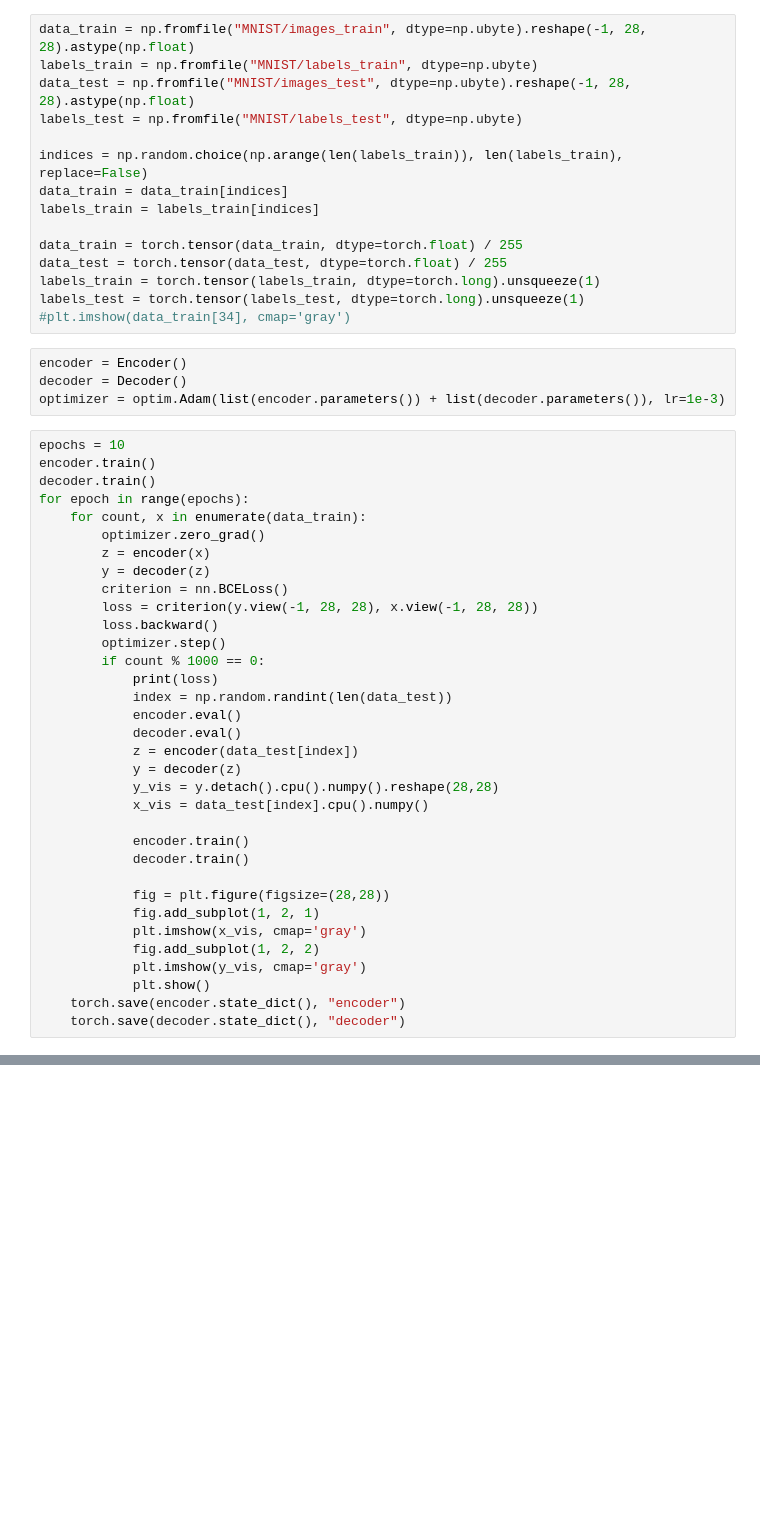
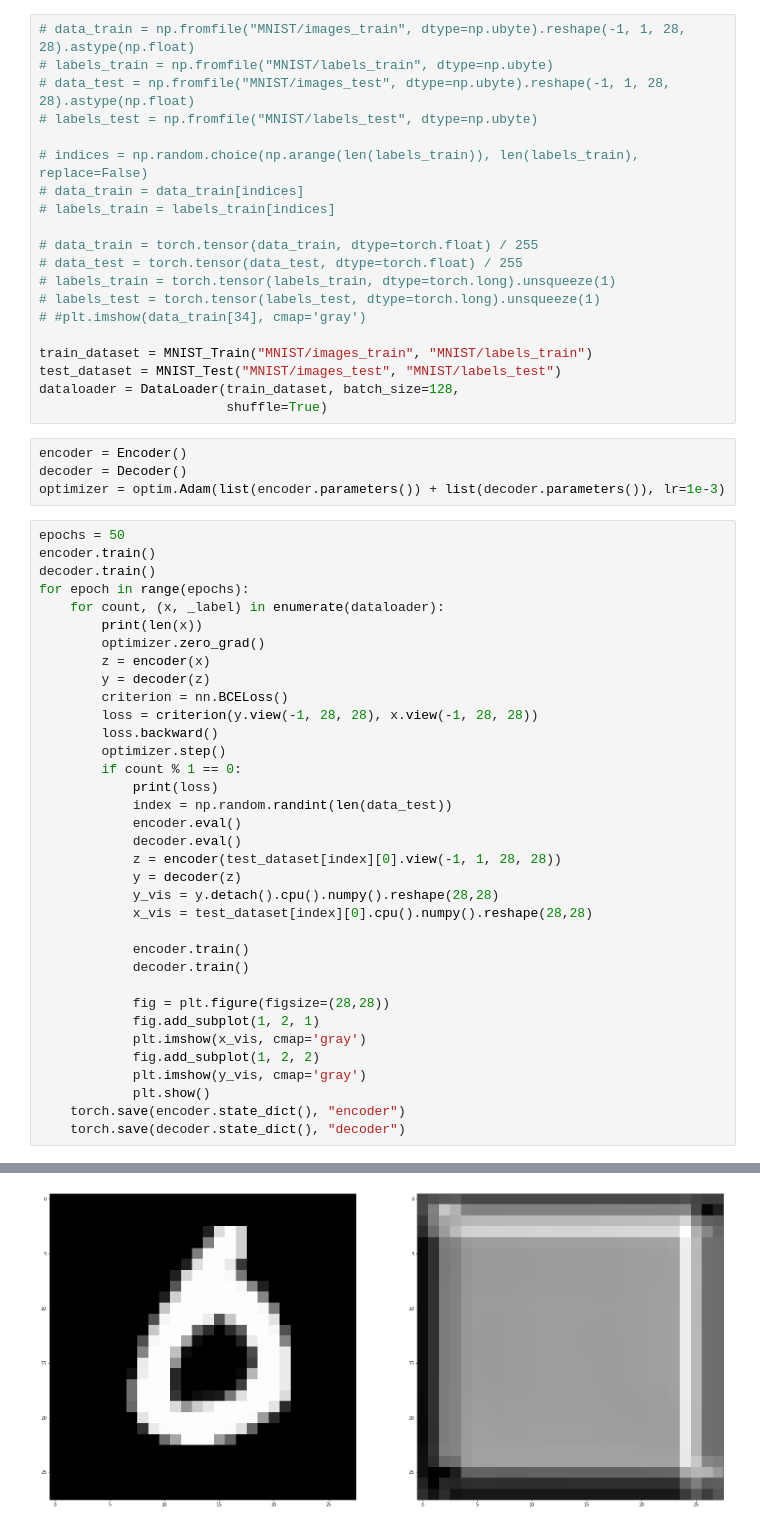
Before and after one commit to SanatDeshpande/Song-Classification, a Jupyter notebook: Clustering_Classifier/CNN_Clustering.ipynb, the cells around one changed output, grey strips where cells are left out. Saved outputs shown, nothing was run; the diff lists cells and outputs as text; blank space fills up the shorter version.

Commit message:
implemented batching

```diff
--- a/Clustering_Classifier/CNN_Clustering.ipynb
+++ b/Clustering_Classifier/CNN_Clustering.ipynb
@@ -62,28 +85,34 @@ def assess(model, data, labels):
 # %%
-data_train = np.fromfile("MNIST/images_train", dtype=np.ubyte).reshape(-1, 28, 28).astype(np.float)
-labels_train = np.fromfile("MNIST/labels_train", dtype=np.ubyte)
-data_test = np.fromfile("MNIST/images_test", dtype=np.ubyte).reshape(-1, 28, 28).astype(np.float)
-labels_test = np.fromfile("MNIST/labels_test", dtype=np.ubyte)
+# data_train = np.fromfile("MNIST/images_train", dtype=np.ubyte).reshape(-1, 1, 28, 28).astype(np.float)
+# labels_train = np.fromfile("MNIST/labels_train", dtype=np.ubyte)
+# data_test = np.fromfile("MNIST/images_test", dtype=np.ubyte).reshape(-1, 1, 28, 28).astype(np.float)
+# labels_test = np.fromfile("MNIST/labels_test", dtype=np.ubyte)
 
-indices = np.random.choice(np.arange(len(labels_train)), len(labels_train), replace=False)
-data_train = data_train[indices]
-labels_train = labels_train[indices]
+# indices = np.random.choice(np.arange(len(labels_train)), len(labels_train), replace=False)
+# data_train = data_train[indices]
+# labels_train = labels_train[indices]
 
-data_train = torch.tensor(data_train, dtype=torch.float) / 255
-data_test = torch.tensor(data_test, dtype=torch.float) / 255
-labels_train = torch.tensor(labels_train, dtype=torch.long).unsqueeze(1)
-labels_test = torch.tensor(labels_test, dtype=torch.long).unsqueeze(1)
-#plt.imshow(data_train[34], cmap='gray')
+# data_train = torch.tensor(data_train, dtype=torch.float) / 255
+# data_test = torch.tensor(data_test, dtype=torch.float) / 255
+# labels_train = torch.tensor(labels_train, dtype=torch.long).unsqueeze(1)
+# labels_test = torch.tensor(labels_test, dtype=torch.long).unsqueeze(1)
+# #plt.imshow(data_train[34], cmap='gray')
+
+train_dataset = MNIST_Train("MNIST/images_train", "MNIST/labels_train")
+test_dataset = MNIST_Test("MNIST/images_test", "MNIST/labels_test")
+dataloader = DataLoader(train_dataset, batch_size=128,
+                        shuffle=True)
 # %%
 encoder = Encoder()
 decoder = Decoder()
 optimizer = optim.Adam(list(encoder.parameters()) + list(decoder.parameters()), lr=1e-3)
 # %%
-epochs = 10
+epochs = 50
 encoder.train()
 decoder.train()
 for epoch in range(epochs):
-    for count, x in enumerate(data_train):
+    for count, (x, _label) in enumerate(dataloader):
+        print(len(x))
         optimizer.zero_grad()
         z = encoder(x)
         y = decoder(z)
@@ -91,15 +120,15 @@ for epoch in range(epochs):
         loss = criterion(y.view(-1, 28, 28), x.view(-1, 28, 28))
         loss.backward()
         optimizer.step()
-        if count % 1000 == 0:
+        if count % 1 == 0:
             print(loss)
             index = np.random.randint(len(data_test))
             encoder.eval()
             decoder.eval()
-            z = encoder(data_test[index])
+            z = encoder(test_dataset[index][0].view(-1, 1, 28, 28))
             y = decoder(z)
             y_vis = y.detach().cpu().numpy().reshape(28,28)
-            x_vis = data_test[index].cpu().numpy()
+            x_vis = test_dataset[index][0].cpu().numpy().reshape(28,28)
 
             encoder.train()
             decoder.train()
@@ -116,0 +147 @@ torch.Size([1, 16, 8, 8])
+[figure, added]
```
Also changed, not shown: parts of 5 cells of this notebook.
